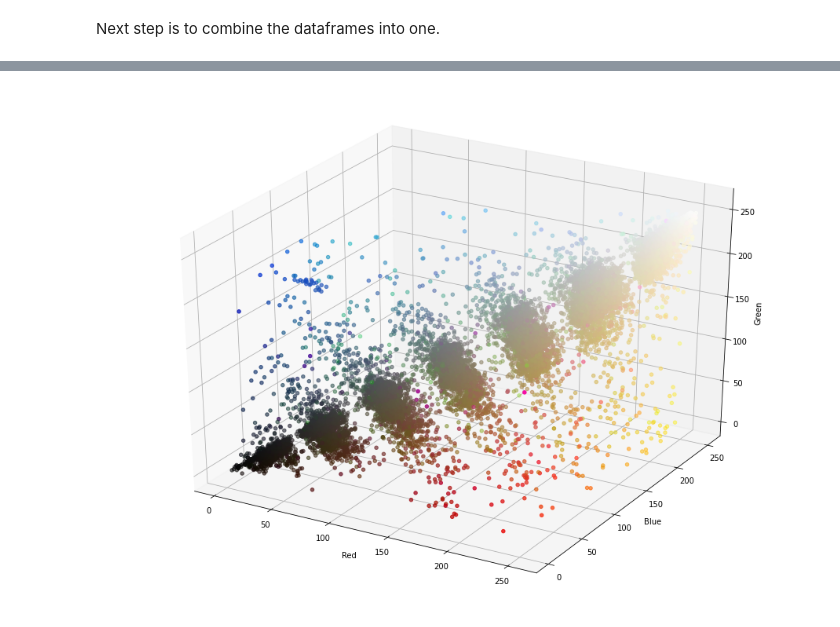
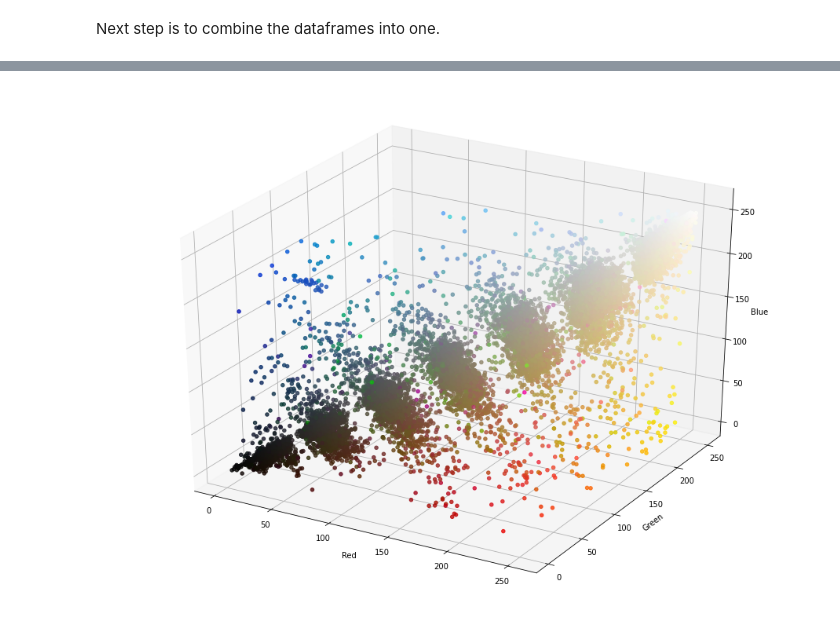
Before and after one commit to mrutherfoord/AIC-Photo-Match, a Jupyter notebook: AIC_Project.ipynb, the cells around one changed output, grey strips where cells are left out. Drawn from its saved outputs; the diff is of its cells as text; code cells hidden in the pictures.

```diff
--- a/AIC_Project.ipynb
+++ b/AIC_Project.ipynb
@@ -1207,17 +1217,17 @@ import matplotlib.pyplot as plt
 # %%
 # pare down colors to colors that represent at least 5% of the overall artwork
 color_final_df_2 = color_final_df.loc[color_final_df['fraction'] >= .05]
 point_colors = color_final_df_2[['red', 'green', 'blue']].values
 
 # plot colors
 color_plot = plt.figure(figsize=[16,12]).gca(projection='3d')
-color_plot.scatter(color_final_df_2['red'], color_final_df_2['green'], color_final_df_2['blue'], color=point_colors/255.0)
+color_plot.scatter(color_final_df_2['red'], color_final_df_2['green'], color_final_df_2['blue'], color=point_colors/255.0, alpha = .8)
 color_plot.set_xlabel('Red')
-color_plot.set_ylabel('Blue')
-color_plot.set_zlabel('Green')
+color_plot.set_ylabel('Green')
+color_plot.set_zlabel('Blue')
 plt.show()
 # %% [output]
-[figure, old version]
+[figure, new version]
 # %%
 import pickle
 with open('pointcolors.pkl', 'wb') as f:
```
Also changed, not shown: parts of 18 cells of this notebook.
